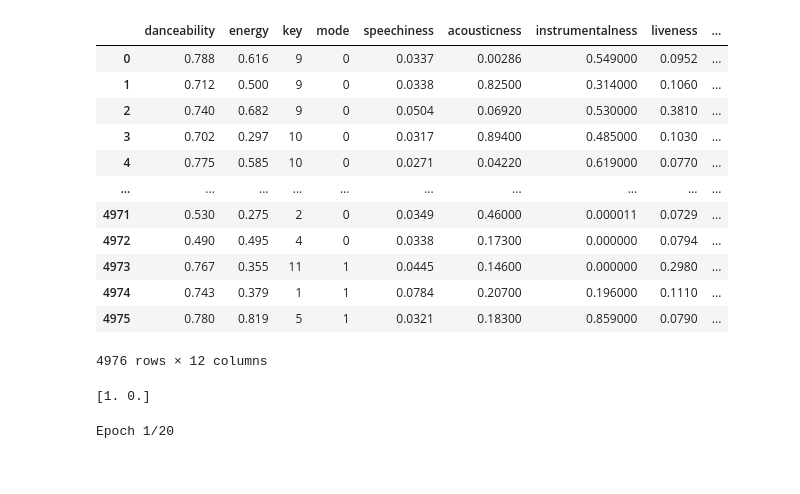
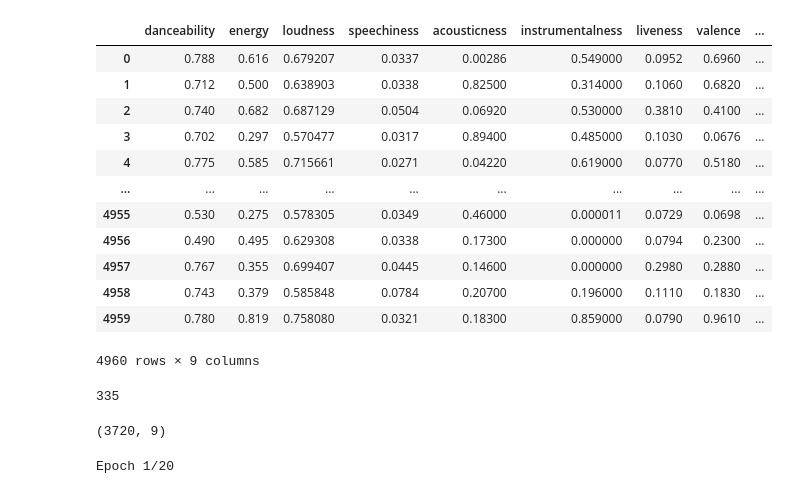
Before and after one commit to crispianm/SpotifySmartSort, a Jupyter notebook: nn_test.ipynb, the cells around one changed output. Saved outputs shown, nothing was run; the diff lists cells and outputs as text; code cells hidden in the pictures.

Commit message:
Added clustering attempts

```diff
--- a/nn_test.ipynb
+++ b/nn_test.ipynb
@@ -14,54 +14,74 @@ from sklearn.model_selection import train_test_split
 from sklearn.decomposition import PCA
 from sklearn import preprocessing
 # %%
-#file = open('SingleSidedAmplitudeSpectrum_labelled.csv')
-#file = open('LabelledMatrixTimeDomain.csv')
-
 data = pd.read_csv("./data/data.csv")
 
-# data['binary_order'] = data['track_number']%10
-order = data['track_number']/data['total_tracks']
+NUM_CLUSTERS = 10
 
-labels = order #data['binary_order']
+data['binary_order'] = (data['track_number']-1)%NUM_CLUSTERS # average number of tracks / album
 
-columns_to_remove = ['Unnamed: 0',
+
+# labels = data['binary_order']
+labels = data['track_number']/data['total_tracks']
+
+
+
+
+columns_to_remove = ['binary_order',
+                    'Unnamed: 0',
                     'id',
                     'track_title',
                     'album_title',
                     'album_artist',
                     'track_number',
                     'total_tracks',
                     'order',
-                    'loudness',
-                    'binary_order']
+                    'key',
+                    'mode',
+                    'duration_ms',
+                    'time_signature']
+
+
 
 data.drop(columns = columns_to_remove, axis = 1, inplace = True)
 
+        # Danceability, Energy, Loudness, Speechiness, Acousticness,
+        # Instrumentalness, Liveness, Valence, Tempo, Track Number/Total Albums
+
+
+
+from sklearn.preprocessing import MinMaxScaler
+segmentColumnsToNormalise = ['loudness','tempo']
+data[segmentColumnsToNormalise] = MinMaxScaler().fit_transform(data[segmentColumnsToNormalise])
+
+# data['label']=labels
+# print(labels.unique())
 data
 # %% [output]
-|  | danceability | energy | key | mode | speechiness | acousticness | instrumentalness | liveness | ... |
-| 0 | 0.788 | 0.616 | 9 | 0 | 0.0337 | 0.00286 | 0.549000 | 0.0952 | ... |
-| 1 | 0.712 | 0.500 | 9 | 0 | 0.0338 | 0.82500 | 0.314000 | 0.1060 | ... |
-| 2 | 0.740 | 0.682 | 9 | 0 | 0.0504 | 0.06920 | 0.530000 | 0.3810 | ... |
-| 3 | 0.702 | 0.297 | 10 | 0 | 0.0317 | 0.89400 | 0.485000 | 0.1030 | ... |
-| 4 | 0.775 | 0.585 | 10 | 0 | 0.0271 | 0.04220 | 0.619000 | 0.0770 | ... |
+|  | danceability | energy | loudness | speechiness | acousticness | instrumentalness | liveness | valence | ... |
+| 0 | 0.788 | 0.616 | 0.679207 | 0.0337 | 0.00286 | 0.549000 | 0.0952 | 0.6960 | ... |
+| 1 | 0.712 | 0.500 | 0.638903 | 0.0338 | 0.82500 | 0.314000 | 0.1060 | 0.6820 | ... |
+| 2 | 0.740 | 0.682 | 0.687129 | 0.0504 | 0.06920 | 0.530000 | 0.3810 | 0.4100 | ... |
+| 3 | 0.702 | 0.297 | 0.570477 | 0.0317 | 0.89400 | 0.485000 | 0.1030 | 0.0676 | ... |
+| 4 | 0.775 | 0.585 | 0.715661 | 0.0271 | 0.04220 | 0.619000 | 0.0770 | 0.5180 | ... |
 | ... | ... | ... | ... | ... | ... | ... | ... | ... | ... |
-| 4971 | 0.530 | 0.275 | 2 | 0 | 0.0349 | 0.46000 | 0.000011 | 0.0729 | ... |
-| 4972 | 0.490 | 0.495 | 4 | 0 | 0.0338 | 0.17300 | 0.000000 | 0.0794 | ... |
-| 4973 | 0.767 | 0.355 | 11 | 1 | 0.0445 | 0.14600 | 0.000000 | 0.2980 | ... |
-| 4974 | 0.743 | 0.379 | 1 | 1 | 0.0784 | 0.20700 | 0.196000 | 0.1110 | ... |
-| 4975 | 0.780 | 0.819 | 5 | 1 | 0.0321 | 0.18300 | 0.859000 | 0.0790 | ... |
+| 4955 | 0.530 | 0.275 | 0.578305 | 0.0349 | 0.46000 | 0.000011 | 0.0729 | 0.0698 | ... |
+| 4956 | 0.490 | 0.495 | 0.629308 | 0.0338 | 0.17300 | 0.000000 | 0.0794 | 0.2300 | ... |
+| 4957 | 0.767 | 0.355 | 0.699407 | 0.0445 | 0.14600 | 0.000000 | 0.2980 | 0.2880 | ... |
+| 4958 | 0.743 | 0.379 | 0.585848 | 0.0784 | 0.20700 | 0.196000 | 0.1110 | 0.1830 | ... |
+| 4959 | 0.780 | 0.819 | 0.758080 | 0.0321 | 0.18300 | 0.859000 | 0.0790 | 0.9610 | ... |
-4976 rows × 12 columns
+4960 rows × 9 columns
 # %%
 training_set, test_set, training_labels, test_labels = train_test_split(data, labels, test_size=0.25, random_state=42)
 
 num_classes = len(np.unique(training_labels))
+num_classes
+# %% [output]
+335
-# %%
-training_labels_categorical = to_categorical(training_labels)
-test_labels_categorical = to_categorical(test_labels)
-print(training_labels_categorical[0])
-# %% [output]
-[1. 0.]
+# %%
+training_set.shape
+# %% [output]
+(3720, 9)
 # %%
 model = Sequential()
 num_features = training_set.shape[1]
```
Also changed, not shown: parts of 1 cell of this notebook, 8 other files.
